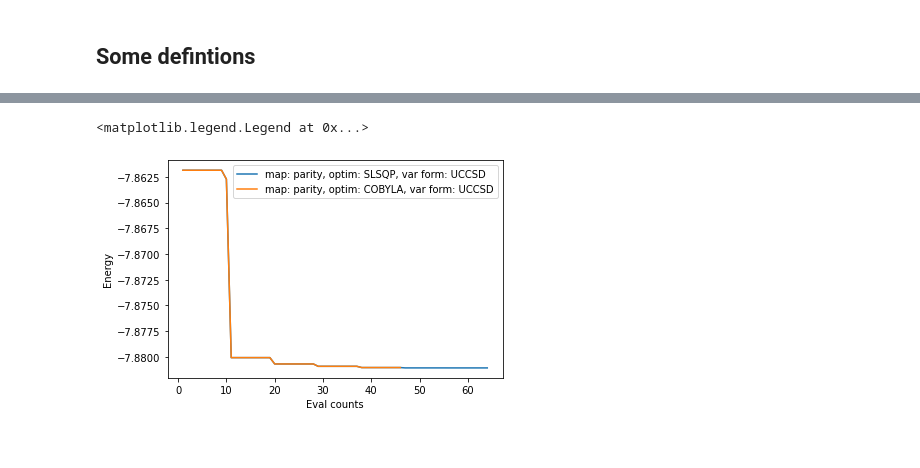
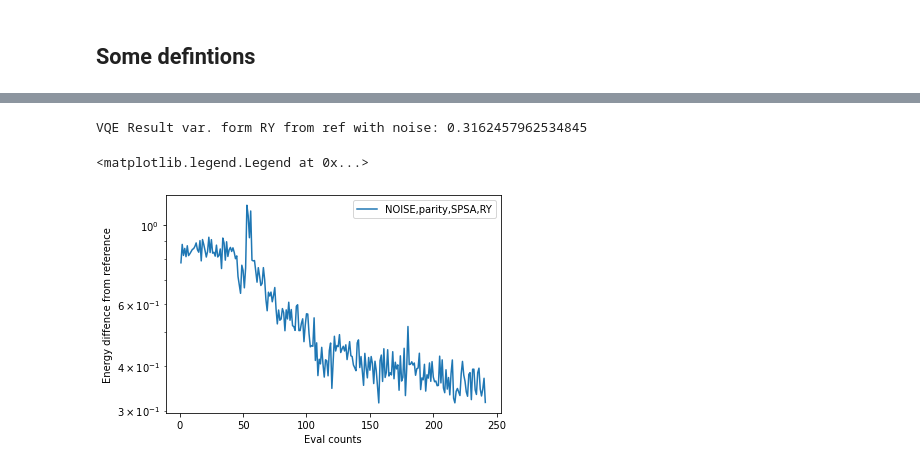
Before and after one commit to filippotramonto/QGSS-FinalProjectTeam47, a Jupyter notebook: FinalProjectTeam47.ipynb, the cells around one changed output, grey strips where cells are left out. Saved outputs shown, nothing was run; the diff lists cells and outputs as text; code cells hidden in the pictures.

Commit message:
added sim with noise

```diff
--- a/FinalProjectTeam47.ipynb
+++ b/FinalProjectTeam47.ipynb
@@ -110,5 +113,5 @@ def compute_LiH_qubitOp(map_type, inter_dist, basis='sto3g'):
 # %%
-inter_dist = 1.6
+inter_dist = 1.5
 map_type='parity'
 
 qubitOp, num_spin_orbitals, num_particles, qubit_reduction, total_en_shift = compute_LiH_qubitOp(map_type,inter_dist)
@@ -235,9 +352,29 @@ plt.legend()
+# %%
+num_qubits = qubitOp.num_qubits
+var_form = RY(num_qubits, depth=depth)
+#optimizer = COBYLA(maxiter=200, tol=0.001)
+optimizer = SPSA(max_trials=100)
+#var_form = EfficientSU2(qubitOp.num_qubits, entanglement="linear")
+counts=[]
+values=[]
+params=[]
+deviation=[]
+vqe = VQE(qubitOp, var_form, optimizer=optimizer,callback=store_intermediate_result)
+vqe_result = np.real(vqe.run(quantum_instance)['eigenvalue'] -ref[0])
+# %%
+print("VQE Result var. form RY from ref with noise:", vqe_result)
+# %% [output]
+VQE Result var. form RY from ref with noise: 0.3162457962534845
+# %%
+counts_noise_SPSA_RY = counts
+en_diff_noise_SPSA_RY = values - np.real(ref[0])
+deviation_noise_SPSA_RY = deviation
 # %%
-plt.plot(counts_SLSQP,energies_SLSQP,label="map: parity, optim: SLSQP, var form: UCCSD")
-plt.plot(counts_COBYLA,energies_COBYLA,label="map: parity, optim: COBYLA, var form: UCCSD")
+plt.plot(counts_noise_SPSA_RY,en_diff_noise_SPSA_RY,label="NOISE,parity,SPSA,RY")
 plt.xlabel('Eval counts')
-plt.ylabel('Energy')
+plt.ylabel('Energy diffence from reference')
+plt.yscale("log")
 plt.legend()
 # %% [output]
 <matplotlib.legend.Legend at 0x...>
-[figure, old version]
+[figure, new version]
```
Also changed, not shown: parts of 36 cells of this notebook.
